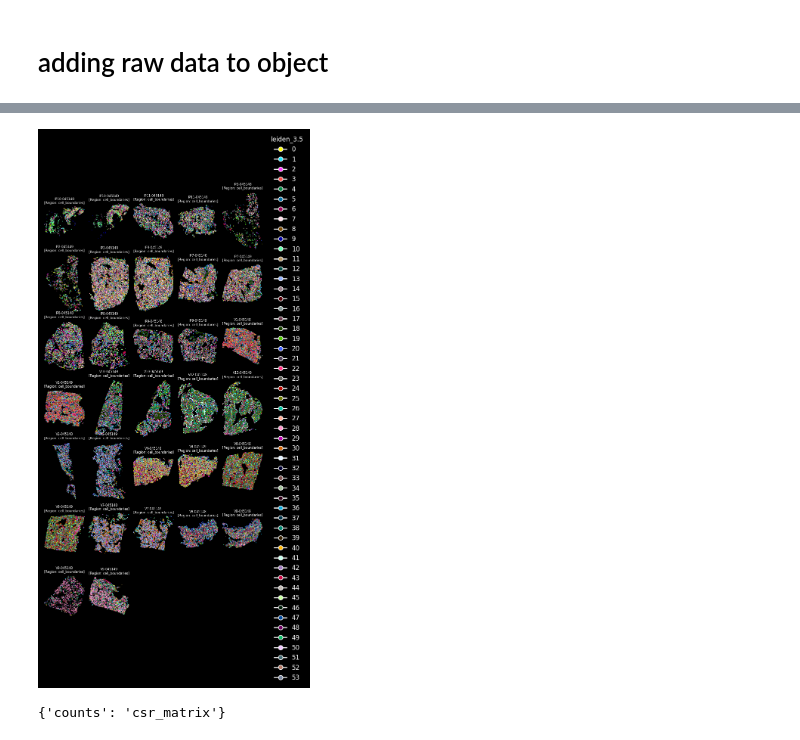
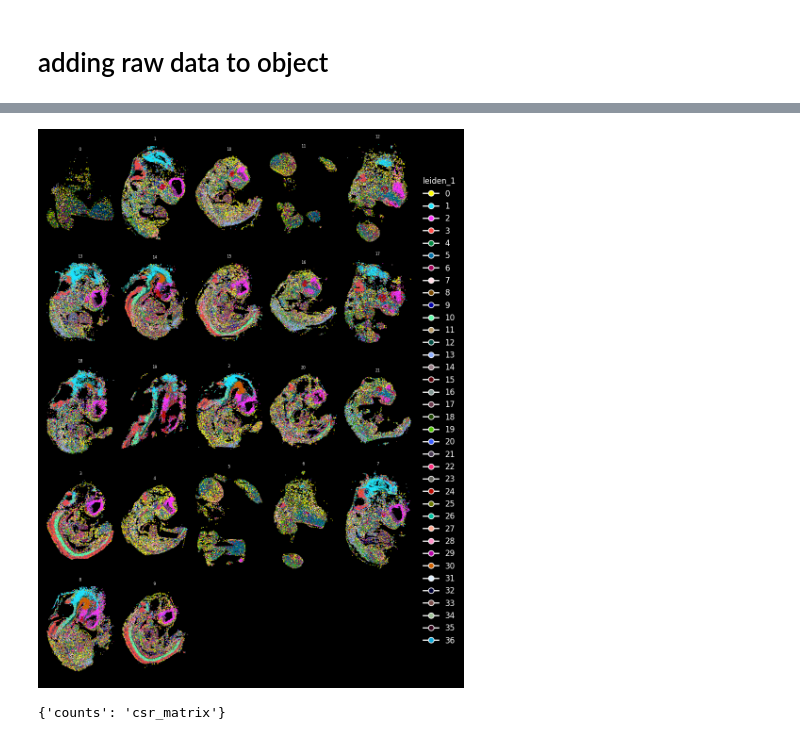
Before and after one commit to christoffermattssonlangseth/MouseDev-reanalysis, a Jupyter notebook: analysis/04-MANA.ipynb, the cells around one changed output, grey strips where cells are left out. Cells and saved outputs as stored; diff of their text form; code cells hidden in the pictures.

```diff
--- a/analysis/04-MANA.ipynb
+++ b/analysis/04-MANA.ipynb
@@ -23,4 +23,4 @@ from utils import aggregate_neighbors_weighted, plot_spatial_compact_fast
 # %% [markdown]
 # adding raw data to object
 # %%
-ad = sc.read_h5ad(('/Volumes/processing2/nature-dev-mouse-reanalysis/ad_all_processed.h5ad')
+ad_sub = sc.read_h5ad('/Volumes/processing2/nature-dev-mouse-reanalysis/ad_all_processed.h5ad')
@@ -38,21 +27,19 @@ AnnData object with n_obs × n_vars = 299150 × 5099
-# %%
-ad_sub = ad.copy()
 # %%
 # usage
 plot_spatial_compact_fast(
     ad_sub,
-    color="leiden_3.5",
-    groupby="sample_name_updated",
+    color="leiden_1",
+    groupby="section",
     spot_size=1,
     cols=5,
     height=10,
     legend_col_width=1.0,
     background="black",
     grey_alpha=0.05,
     #highlight=['4','5']
 )
 # %% [output]
-[figure, old version]
+[figure, new version]
 # %%
 # Ensure all layers are sparse CSR matrices
 from scipy.sparse import csr_matrix, issparse
```
Also changed, not shown: parts of 1 cell of this notebook, 3 other files.
